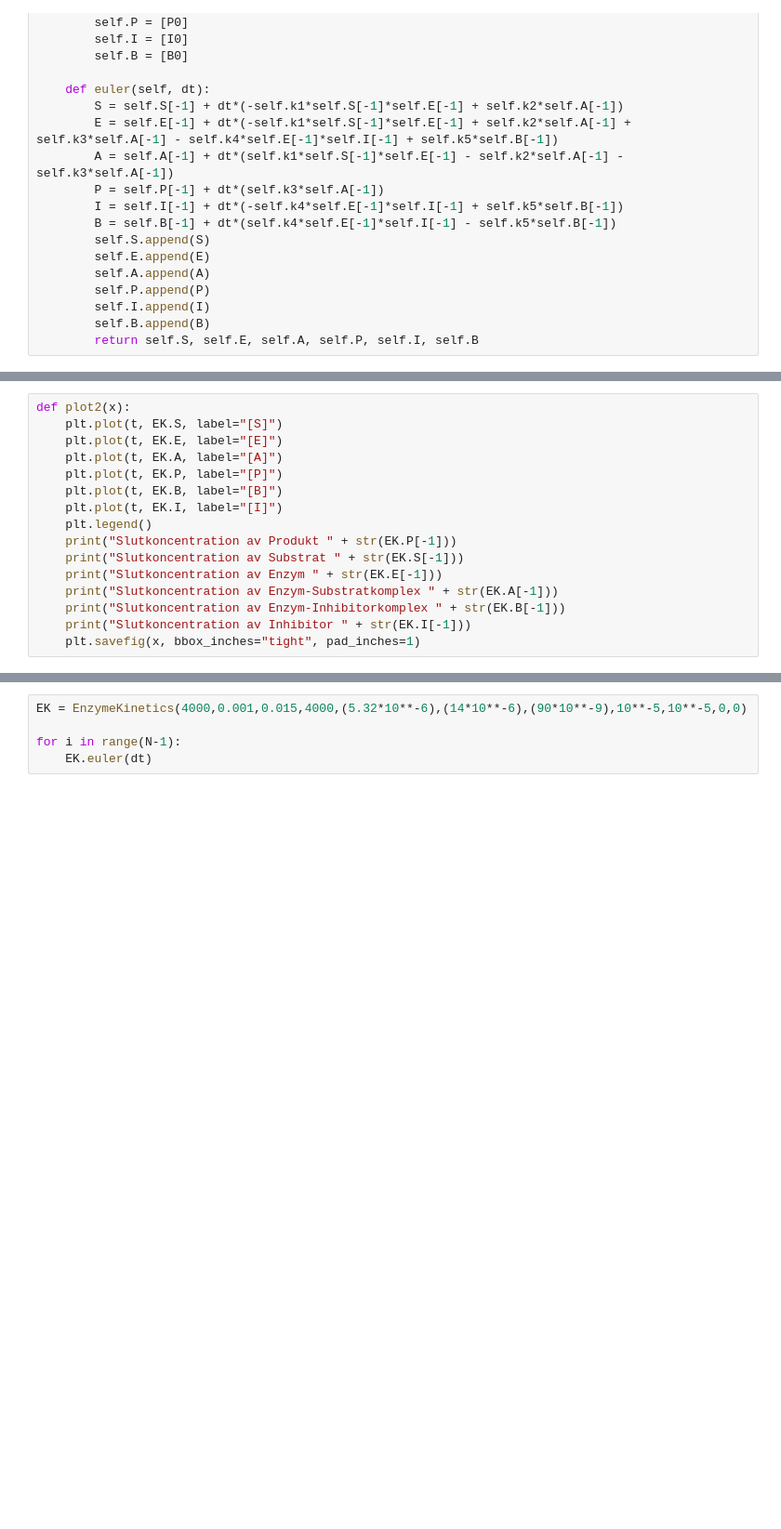
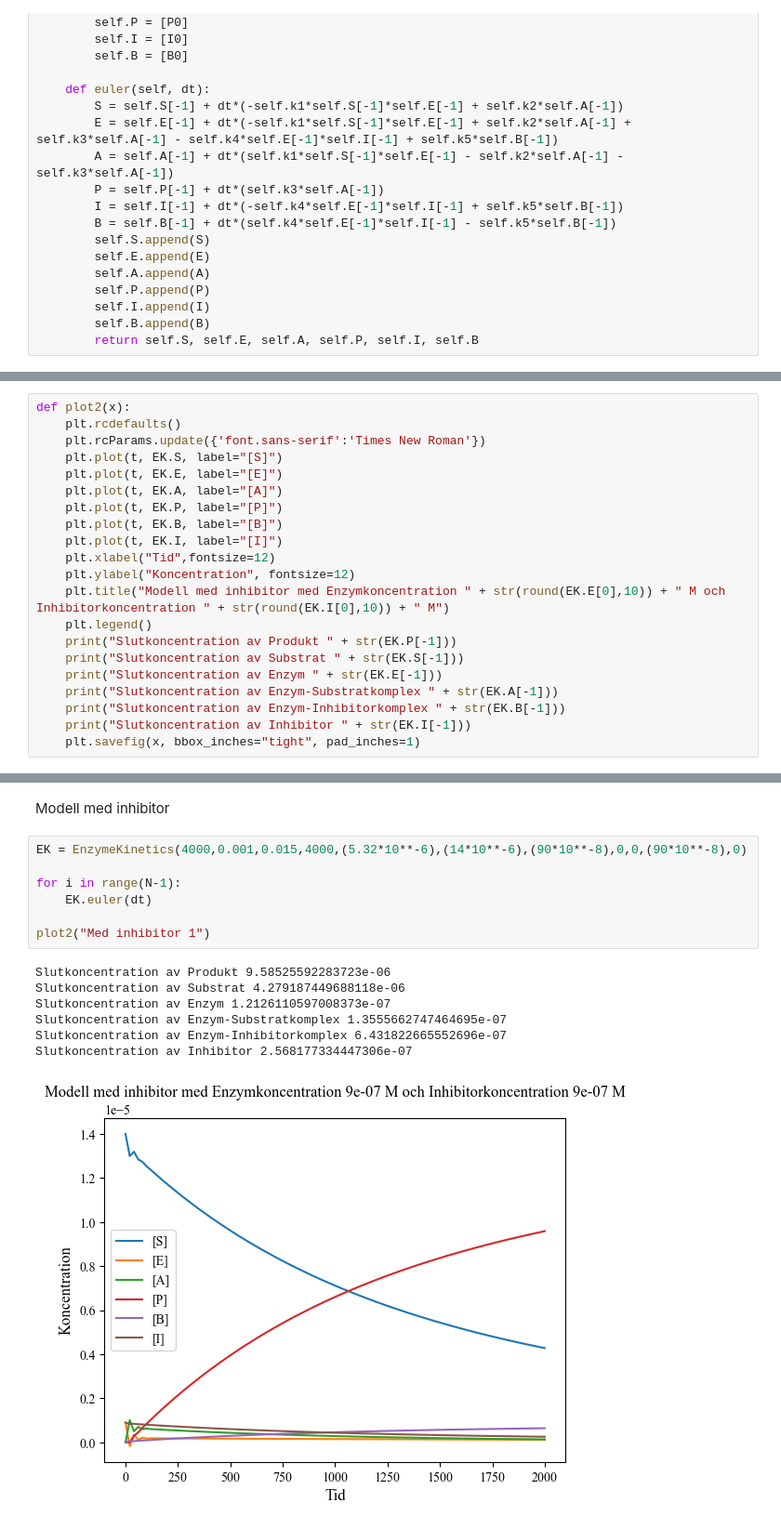
Before and after one commit to lovisablix/enzymekinetics, a Jupyter notebook: Modelling.2.1.ipynb, the cells around one changed output, grey strips where cells are left out. Shown at 93% size. Saved outputs shown, nothing was run; the diff lists cells and outputs as text; blank space fills up the shorter version.

```diff
--- a/Modelling.2.1.ipynb
+++ b/Modelling.2.1.ipynb
@@ -52,12 +57,17 @@ def plot1(x):
     plt.savefig(x, bbox_inches="tight", pad_inches=1)
 # %%
 def plot2(x):
+    plt.rcdefaults()
+    plt.rcParams.update({'font.sans-serif':'Times New Roman'})
     plt.plot(t, EK.S, label="[S]")
     plt.plot(t, EK.E, label="[E]")
     plt.plot(t, EK.A, label="[A]")
     plt.plot(t, EK.P, label="[P]")
     plt.plot(t, EK.B, label="[B]")
     plt.plot(t, EK.I, label="[I]")
+    plt.xlabel("Tid",fontsize=12)
+    plt.ylabel("Koncentration", fontsize=12)
+    plt.title("Modell med inhibitor med Enzymkoncentration " + str(round(EK.E[0],10)) + " M och Inhibitorkoncentration " + str(round(EK.I[0],10)) + " M")
     plt.legend()
     print("Slutkoncentration av Produkt " + str(EK.P[-1]))
     print("Slutkoncentration av Substrat " + str(EK.S[-1]))
@@ -71,5 +101,17 @@ Första simuleringen för Modell utan inhibitor
+# %% [markdown]
+Modell med inhibitor
 # %%
-EK = EnzymeKinetics(4000,0.001,0.015,4000,(5.32*10**-6),(14*10**-6),(90*10**-9),10**-5,10**-5,0,0)
+EK = EnzymeKinetics(4000,0.001,0.015,4000,(5.32*10**-6),(14*10**-6),(90*10**-8),0,0,(90*10**-8),0)
 
 for i in range(N-1):
     EK.euler(dt)
+
+plot2("Med inhibitor 1")
+# %% [output]
+Slutkoncentration av Produkt 9.58525592283723e-06
+Slutkoncentration av Substrat 4.279187449688118e-06
+Slutkoncentration av Enzym 1.2126110597008373e-07
+Slutkoncentration av Enzym-Substratkomplex 1.3555662747464695e-07
+Slutkoncentration av Enzym-Inhibitorkomplex 6.431822665552696e-07
+Slutkoncentration av Inhibitor 2.568177334447306e-07
+[figure, added]
```
Also changed, not shown: parts of 12 cells of this notebook.
